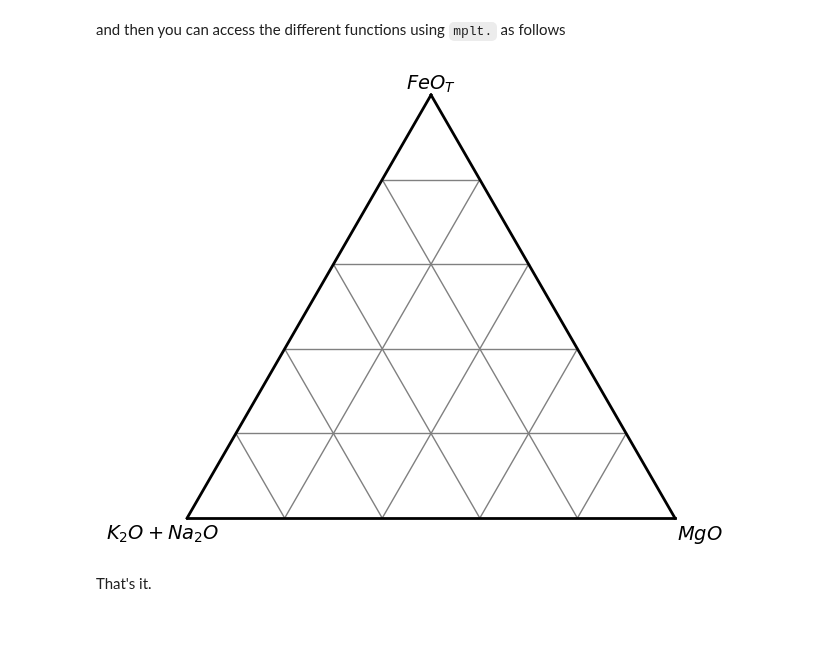
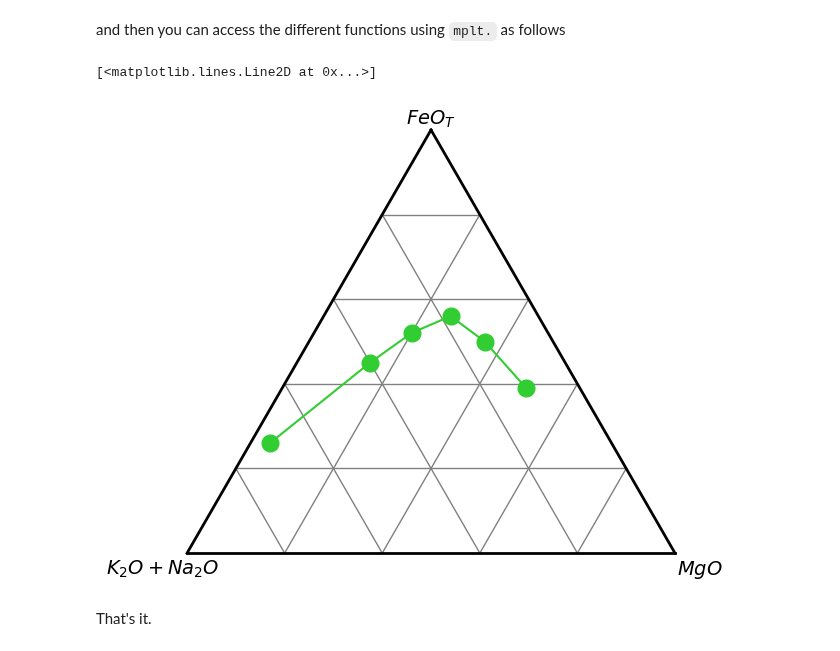
Before and after one commit to marcoalopez/ternary_plots, a Jupyter notebook: example_two.ipynb, the cells around one changed output. Drawn from its saved outputs; the diff is of its cells as text; code cells hidden in the pictures.

```diff
--- a/example_two.ipynb
+++ b/example_two.ipynb
@@ -31,9 +31,18 @@ import mpl_ternary as mplt
 no-fuss ternary plots imported
 # %% [markdown]
 and then you can access the different functions using ``mplt.`` as follows
-# %%
-fig, ax = mplt.ternary(upper_label='$FeO_{T}$', left_label='$K_2O + Na_2O$', right_label='$MgO$')
-# %% [output]
-[figure, removed]
+# %%
+# make some data
+x, y = mplt.tri2cart(upper_apex=np.array([0.39, 0.50, 0.56, 0.52, 0.45, 0.26]),
+                     right_apex=np.array([0.50, 0.36, 0.26, 0.20, 0.15, 0.04]),
+                     left_apex=np.array([0.11, 0.14, 0.18, 0.28, 0.40, 0.70]))
+
+# make the plot
+fig, ax = mplt.ternary(upper_label='$FeO_{T}$', left_label='$K_2O + Na_2O$', right_label='$MgO$')
+
+ax.plot(x, y, 'o-', color='limegreen', markersize=12)
+# %% [output]
+[<matplotlib.lines.Line2D at 0x...>]
+[figure, added]
 # %% [markdown]
 That's it.
```
Also changed, not shown: parts of 3 cells of this notebook.
